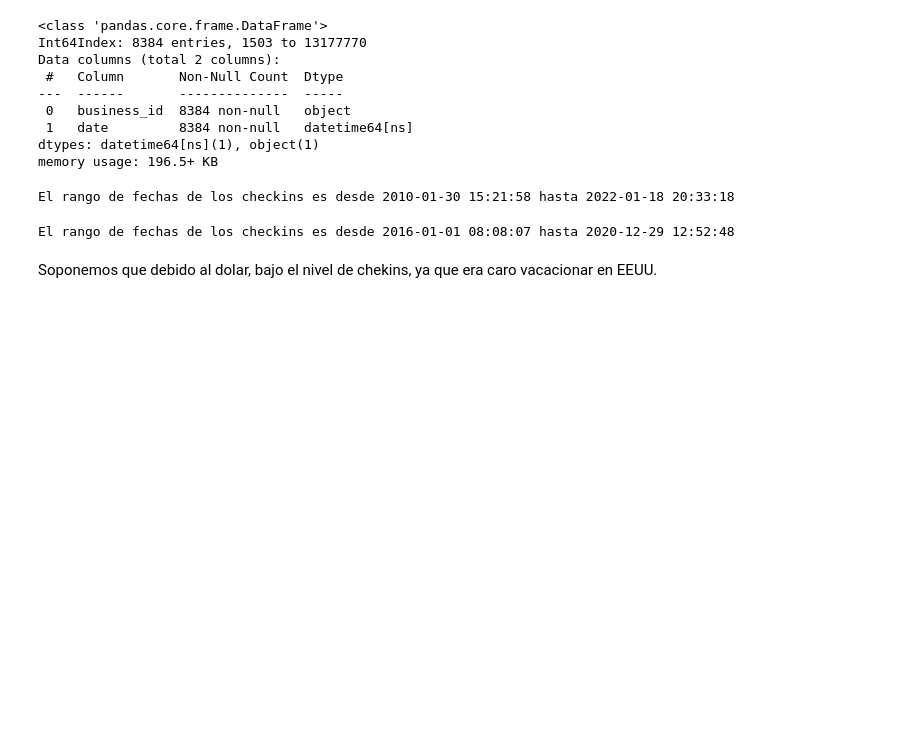
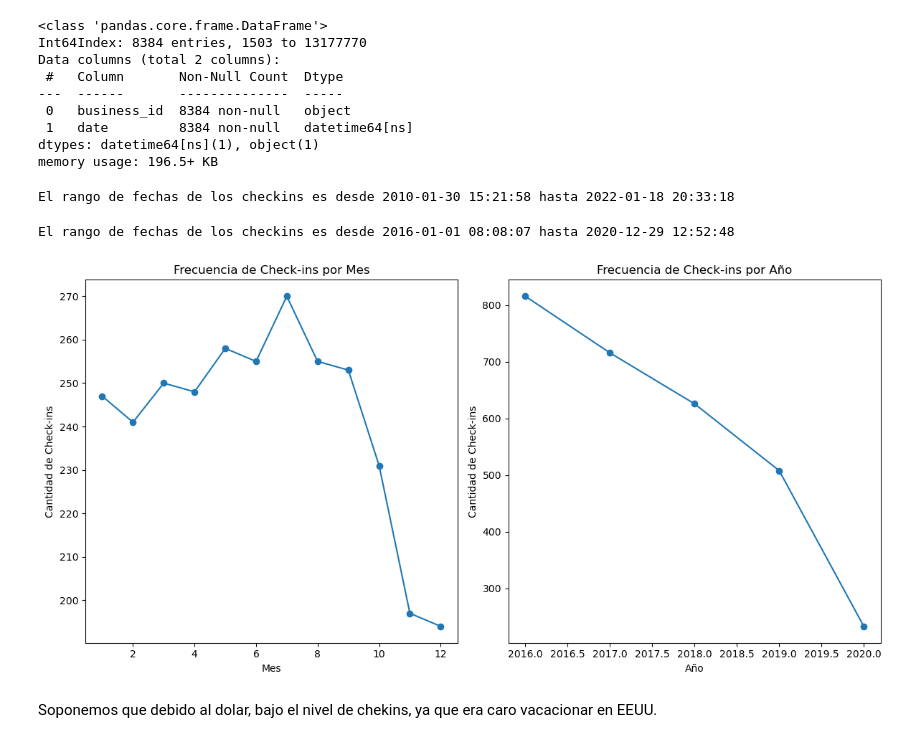
Before and after one commit to MartiPeker/Proyecto-Google-Yelp, a Jupyter notebook: EDA Yelp/HolidaysInnCheckins.ipynb, the cells around one changed output. Saved outputs shown, nothing was run; the diff lists cells and outputs as text; code cells hidden in the pictures; blank space fills up the shorter version.

```diff
--- a/EDA Yelp/HolidaysInnCheckins.ipynb
+++ b/EDA Yelp/HolidaysInnCheckins.ipynb
@@ -108,29 +112,39 @@ print(f"El rango de fechas de los checkins es desde {fecha_min} hasta {fecha_max
 # %% [output]
 El rango de fechas de los checkins es desde 2016-01-01 08:08:07 hasta 2020-12-29 12:52:48
 # %%
-import plotly.express as px
-
+import matplotlib.pyplot as plt
 
 # Agregar columnas de mes y año
 filtered_df['year'] = filtered_df['date'].dt.year
 filtered_df['month'] = filtered_df['date'].dt.month
 
 # Calcular la frecuencia de check-ins por mes y por año
 freq_by_month = filtered_df.groupby('month')['business_id'].count()
 freq_by_year = filtered_df.groupby('year')['business_id'].count()
 
-# Crear gráficos interactivos con plotly express
-fig1 = px.line(x=freq_by_month.index, y=freq_by_month.values, title='Frecuencia de Check-ins por Mes')
-fig1.update_xaxes(title_text='Mes')
-fig1.update_yaxes(title_text='Cantidad de Check-ins')
+# Crear gráficos con Matplotlib
+plt.figure(figsize=(12, 6))
 
-fig2 = px.line(x=freq_by_year.index, y=freq_by_year.values, title='Frecuencia de Check-ins por Año')
-fig2.update_xaxes(title_text='Año')
-fig2.update_yaxes(title_text='Cantidad de Check-ins')
+# Gráfico por mes
+plt.subplot(1, 2, 1)
+plt.plot(freq_by_month.index, freq_by_month.values, marker='o')
+plt.title('Frecuencia de Check-ins por Mes')
+plt.xlabel('Mes')
+plt.ylabel('Cantidad de Check-ins')
 
-# Mostrar los gráficos interactivos
-fig1.show()
-fig2.show()
+# Gráfico por año
+plt.subplot(1, 2, 2)
+plt.plot(freq_by_year.index, freq_by_year.values, marker='o')
+plt.title('Frecuencia de Check-ins por Año')
+plt.xlabel('Año')
+plt.ylabel('Cantidad de Check-ins')
+
+plt.tight_layout()
+
+# Mostrar los gráficos
+plt.show()
+# %% [output]
+[figure, added]
 # %% [markdown]
 Soponemos que debido al dolar, bajo el nivel de chekins, ya que era caro vacacionar en EEUU.
 # %%
```
Also changed, not shown: parts of 7 cells of this notebook, 1 other file.
